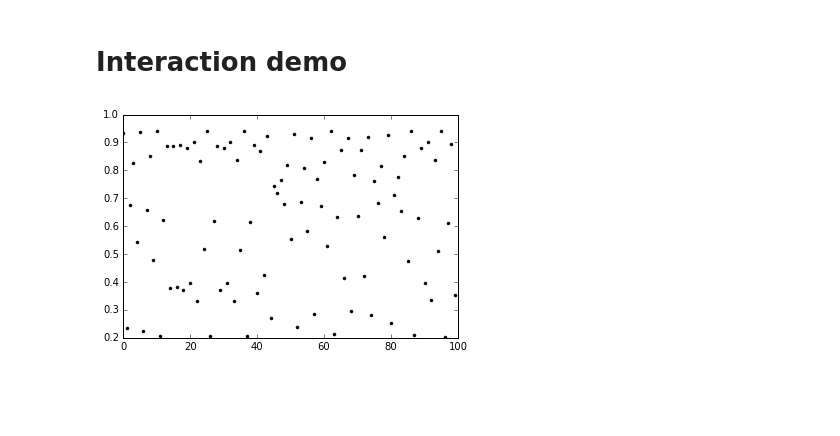
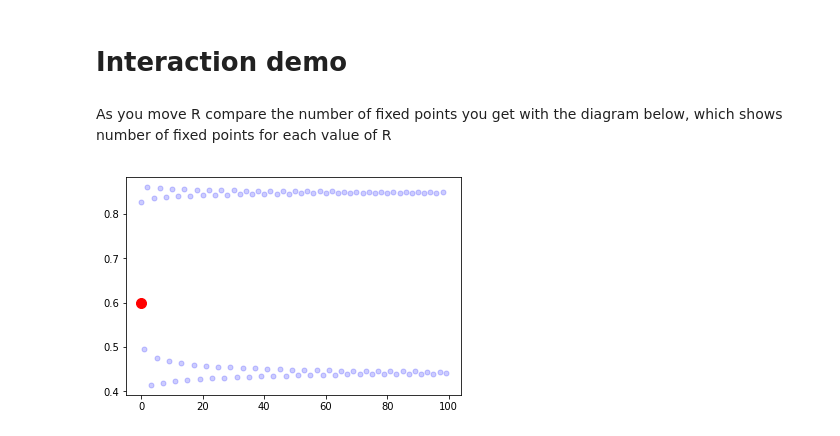
Before and after one commit to jyoshimi/dst_stuff, a Jupyter notebook: 1d_discrete_ds.ipynb, the cells around one changed output. Saved outputs shown, nothing was run; the diff lists cells and outputs as text; code cells hidden in the pictures; blank space fills up the shorter version.

```diff
--- a/1d_discrete_ds.ipynb
+++ b/1d_discrete_ds.ipynb
@@ -36,12 +51,17 @@ from ipywidgets import interact
-# %%
-def plot_f(r,x):
-    for i in range(100):
-        x = r*x*(1-x)
-        plt.plot(i,x, '.k');
-
-interact(plot_f, r=[1,5,.001], x=[.1,1,.001]) # x is initial condition
-# %% [output]
-[figure, removed]
+# %% [markdown]
+As you move R compare the number of fixed points you get with  the diagram below, which shows number of fixed points for each value of R
+# %%
+times = range(100) # Set length of orbit here
+
+@interact(r=[1,5,.001])
+def plot_f(r):
+    x = .6
+    plt.plot(0, x,'.', ms = 20, c='Red'); # Plot ic
+    for i in times:
+        x = r*x*(1-x)
+        plt.plot(i,x, '.-', c='b',ms =10, alpha=.2);
+# %% [output]
+[figure, added]
 # %%
 from IPython.display import Image
 Image(filename='LogisticMap_BifurcationDiagram.png')
```
Also changed, not shown: parts of 9 cells of this notebook, 6 other files.
